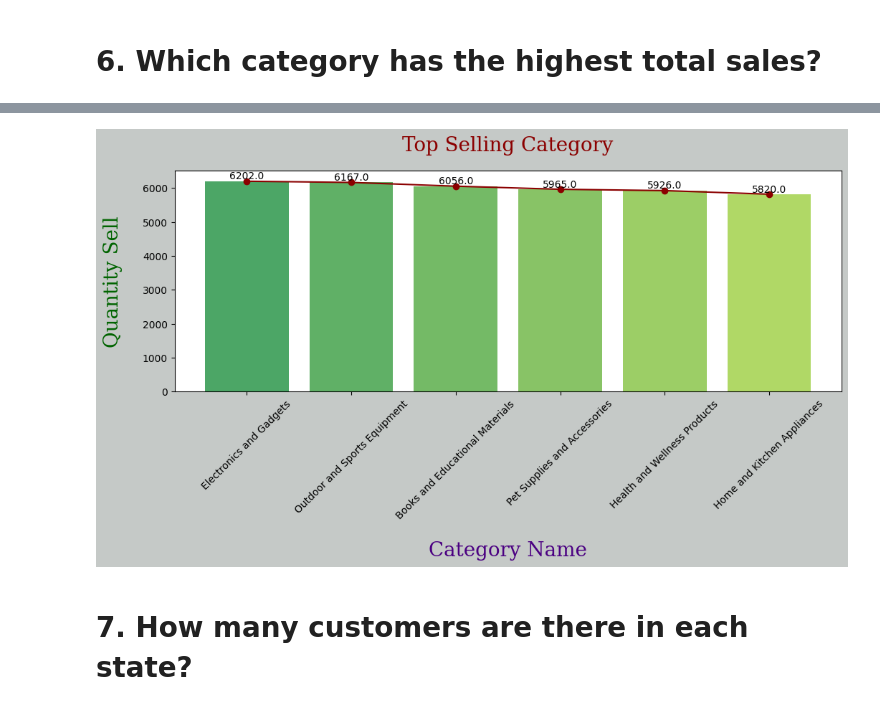
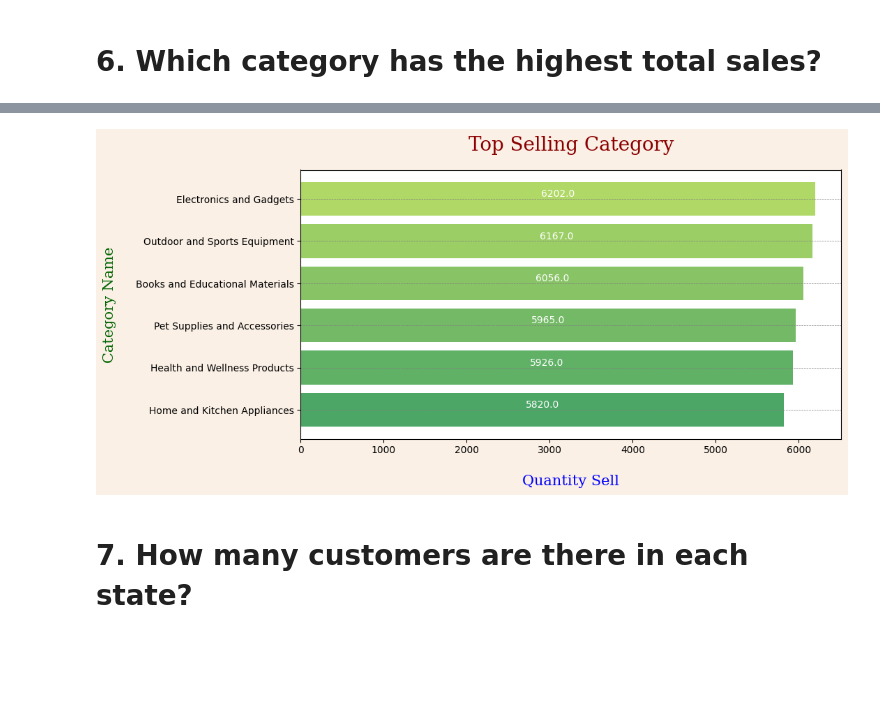
Before and after one commit to aniveshsharma/Ecommerce-Data-Analysis, a Jupyter notebook: SwiftMarket.ipynb, the cells around one changed output, grey strips where cells are left out. Drawn from its saved outputs; the diff is of its cells as text; code cells hidden in the pictures; blank space fills up the shorter version.

Commit message:
Ploting Graph

```diff
--- a/SwiftMarket.ipynb
+++ b/SwiftMarket.ipynb
@@ -518,27 +542,58 @@ T_quantity=H_category['Total_Quantity'].values
 # %%
+#Sql Query
+query = '''select
+    c.Categoryname,c.CategoryID ,sum(t.Quantity) as Total_Quantity,sum(t.TotalPrice) as Total_Price
+from
+    categories c
+join
+    (select s.SubcatID,s.Quantity,s.TotalPrice,a.CategoryID
+        from
+            salesdata s
+    join
+        subcategories a
+    on
+        s.SubcatID=a.SubcatID) t
+on
+    c.CategoryID=t.CategoryID
+group by
+    c.CategoryID
+order by
+    Total_Quantity;'''
+
+#Execute Query
+H_category = read_query(query=query)
+
+#Creating Variable
+C_name=H_category['Categoryname'].values
+H_category['Total_Quantity']=H_category['Total_Quantity'].astype(float)
+T_quantity=H_category['Total_Quantity'].values
+
+#Fonts
 font={'family':'serif','color':'darkred','size':20}
-fontx={'family':'serif','color':'indigo','size':20}
-fonty={'family':'serif','color':'darkgreen','size':20}
+fontx={'family':'serif','color':'blue','size':15}
+fonty={'family':'serif','color':'darkgreen','size':15}
 
+#Cmap
 cm_va=np.linspace(0.3,1,10)
 cmap=plt.cm.summer(cm_va)
 
+#Ploting Graph
+plt.figure(figsize=(10,5),facecolor='linen')
+#plt.plot(C_name,T_quantity,marker='o',color='darkred')
+plt.barh(C_name,T_quantity,color=cmap)
+plt.title('Top Selling Category', fontdict=font, pad=20)
+plt.xlabel('Quantity Sell',labelpad=20,fontdict=fontx)
+plt.ylabel('Category Name',labelpad=20,fontdict=fonty)
 
-plt.figure(figsize=(12,4),facecolor='#C5C9C7')
-plt.plot(C_name,T_quantity,marker='o',color='darkred')
-plt.bar(height=T_quantity,x=C_name,color=cmap)
-plt.title('Top Selling Category', fontdict=font, pad=20)
-plt.xlabel('Category Name',labelpad=20,fontdict=fontx)
-plt.ylabel('Quantity Sell',labelpad=20,fontdict=fonty)
-
-plt.xticks(rotation=45)
-
+#Annotating Graph
 for i in range(len(C_name)):
-    plt.annotate(text=T_quantity[i],xy=(i,T_quantity[i]),
+    plt.annotate(text=T_quantity[i],xy=(T_quantity[i]/2,i),
                  horizontalalignment='center',
-                 verticalalignment='bottom')
+                 verticalalignment='bottom',
+                 color='white')
+plt.grid(axis='y',linestyle='--',linewidth=0.5,color='gray')
 plt.show()
 # %% [output]
-[figure, old version]
+[figure, new version]
 # %% [markdown]
 # 7. How many customers are there in each state?
```
Also changed, not shown: parts of 23 cells of this notebook.
